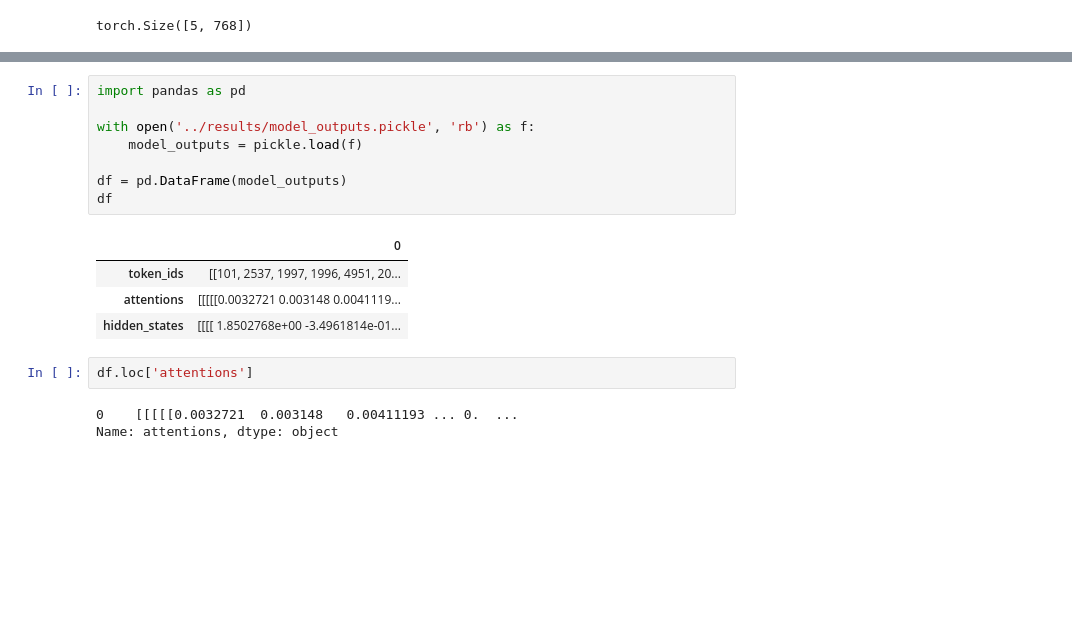
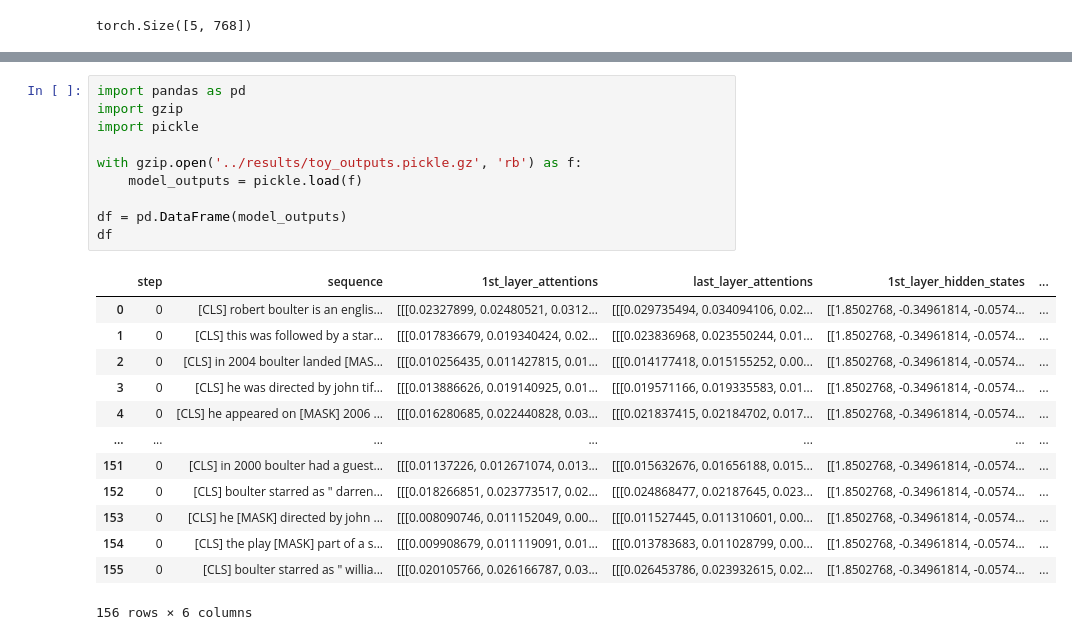
Before and after one commit to NazaninShafiabadi/NeuralLMs, a Jupyter notebook: src/representations.ipynb, the cells around one changed output, grey strips where cells are left out. Drawn from its saved outputs; the diff is of its cells as text; blank space fills up the shorter version.

```diff
--- a/src/representations.ipynb
+++ b/src/representations.ipynb
@@ -137,18 +139,24 @@ def load_model_outputs(checkpoint, file_path='model_outputs.pkl'):
 # %%
 import pandas as pd
+import gzip
+import pickle
 
-with open('../results/model_outputs.pickle', 'rb') as f:
+with gzip.open('../results/toy_outputs.pickle.gz', 'rb') as f:
     model_outputs = pickle.load(f)
 
 df = pd.DataFrame(model_outputs)
 df
 # %% [output]
-|  | 0 |
-| token_ids | [[101, 2537, 1997, 1996, 4951, 20... |
-| attentions | [[[[[0.0032721 0.003148 0.0041119... |
-| hidden_states | [[[[ 1.8502768e+00 -3.4961814e-01... |
+|  | step | sequence | 1st_layer_attentions | last_layer_attentions | 1st_layer_hidden_states | ... |
+| 0 | 0 | [CLS] robert boulter is an englis... | [[[0.02327899, 0.02480521, 0.0312... | [[[0.029735494, 0.034094106, 0.02... | [[1.8502768, -0.34961814, -0.0574... | ... |
+| 1 | 0 | [CLS] this was followed by a star... | [[[0.017836679, 0.019340424, 0.02... | [[[0.023836968, 0.023550244, 0.01... | [[1.8502768, -0.34961814, -0.0574... | ... |
+| 2 | 0 | [CLS] in 2004 boulter landed [MAS... | [[[0.010256435, 0.011427815, 0.01... | [[[0.014177418, 0.015155252, 0.00... | [[1.8502768, -0.34961814, -0.0574... | ... |
+| 3 | 0 | [CLS] he was directed by john tif... | [[[0.013886626, 0.019140925, 0.01... | [[[0.019571166, 0.019335583, 0.01... | [[1.8502768, -0.34961814, -0.0574... | ... |
+| 4 | 0 | [CLS] he appeared on [MASK] 2006 ... | [[[0.016280685, 0.022440828, 0.03... | [[[0.021837415, 0.02184702, 0.017... | [[1.8502768, -0.34961814, -0.0574... | ... |
+| ... | ... | ... | ... | ... | ... | ... |
+| 151 | 0 | [CLS] in 2000 boulter had a guest... | [[[0.01137226, 0.012671074, 0.013... | [[[0.015632676, 0.01656188, 0.015... | [[1.8502768, -0.34961814, -0.0574... | ... |
+| 152 | 0 | [CLS] boulter starred as " darren... | [[[0.018266851, 0.023773517, 0.02... | [[[0.024868477, 0.02187645, 0.023... | [[1.8502768, -0.34961814, -0.0574... | ... |
+| 153 | 0 | [CLS] he [MASK] directed by john ... | [[[0.008090746, 0.011152049, 0.00... | [[[0.011527445, 0.011310601, 0.00... | [[1.8502768, -0.34961814, -0.0574... | ... |
+| 154 | 0 | [CLS] the play [MASK] part of a s... | [[[0.009908679, 0.011119091, 0.01... | [[[0.013783683, 0.011028799, 0.00... | [[1.8502768, -0.34961814, -0.0574... | ... |
+| 155 | 0 | [CLS] boulter starred as " willia... | [[[0.020105766, 0.026166787, 0.03... | [[[0.026453786, 0.023932615, 0.02... | [[1.8502768, -0.34961814, -0.0574... | ... |
+156 rows × 6 columns
-# %%
-df.loc['attentions']
-# %% [output]
-0    [[[[[0.0032721  0.003148   0.00411193 ... 0.  ...
-Name: attentions, dtype: object
```
Also changed, not shown: parts of 8 cells of this notebook, 1 other file.
